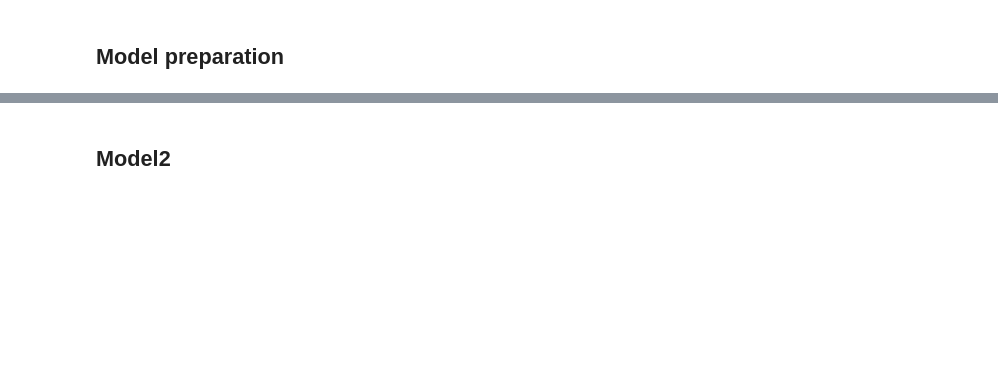
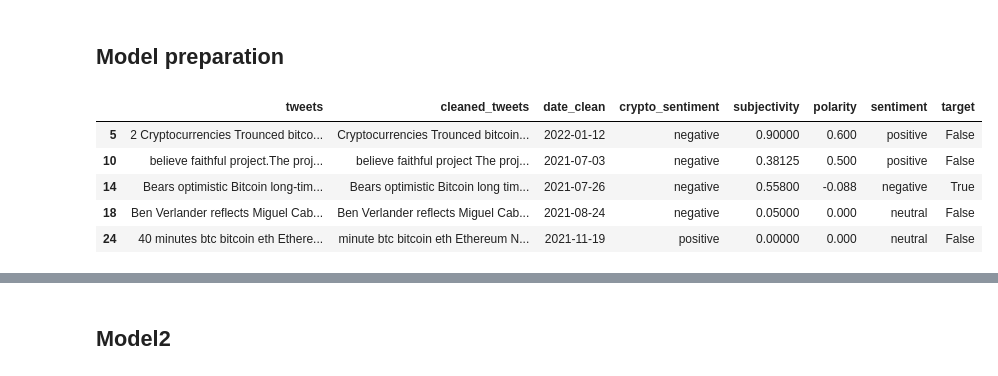
Before and after one commit to PotatoBearP/MLP_GP, a Jupyter notebook: bitcoin-price-analysis-by-tweets-6882f7.ipynb, the cells around one changed output, grey strips where cells are left out. Saved outputs shown, nothing was run; the diff lists cells and outputs as text; code cells hidden in the pictures; blank space fills up the shorter version.

```diff
--- a/bitcoin-price-analysis-by-tweets-6882f7.ipynb
+++ b/bitcoin-price-analysis-by-tweets-6882f7.ipynb
@@ -67,7 +67,7 @@ import matplotlib.pyplot as plt
 # %%
 tweets_raw_file   = './Bitcoin_tweets.csv'
 tweets_clean_file = './Bitcoin_tweets_clean.csv'
-bit_price_file2 = './bitcoin-price-history/BTC-USD.csv'
+bit_price_file2 = './BTC-USD.csv'
 # bit_price_file2 = 'data/BTC-USD.csv'
 # %%
 # limit reading for testing
@@ -188,8 +208,8 @@ def crosscorr(datax, datay, lag=0, method="pearson"):
 # xcov = [crosscorr(tweets_grouped, crypto_usd_grouped, lag=i, m ='pearson' ) for i in range(-20,20)]
 # tweets_grouped.corrwith(crypto_usd_grouped,method='pearson')
 # %%
-beggining = max(tweets_grouped.index.min().replace(tzinfo=None), crypto_usd_grouped.index.min())
+begin = max(tweets_grouped.index.min().replace(tzinfo=None), crypto_usd_grouped.index.min())
 end = min(tweets_grouped.index.max().replace(tzinfo=None), crypto_usd_grouped.index.max())
-tweets_grouped = tweets_grouped[beggining:end]
-crypto_usd_grouped = crypto_usd_grouped[beggining:end]
+tweets_grouped = tweets_grouped[begin:end]
+crypto_usd_grouped = crypto_usd_grouped[begin:end]
 # %%
@@ -411 +489,11 @@ df.head()
+# %%
+df.dropna(subset=['crypto_sentiment'], inplace=True)
+df.head()
+# %% [output]
+|  | tweets | cleaned_tweets | date_clean | crypto_sentiment | subjectivity | polarity | sentiment | target |
+| 5 | 2 Cryptocurrencies Trounced bitco... | Cryptocurrencies Trounced bitcoin... | 2022-01-12 | negative | 0.90000 | 0.600 | positive | False |
+| 10 | believe faithful project.The proj... | believe faithful project The proj... | 2021-07-03 | negative | 0.38125 | 0.500 | positive | False |
+| 14 | Bears optimistic Bitcoin long-tim... | Bears optimistic Bitcoin long tim... | 2021-07-26 | negative | 0.55800 | -0.088 | negative | True |
+| 18 | Ben Verlander reflects Miguel Cab... | Ben Verlander reflects Miguel Cab... | 2021-08-24 | negative | 0.05000 | 0.000 | neutral | False |
+| 24 | 40 minutes btc bitcoin eth Ethere... | minute btc bitcoin eth Ethereum N... | 2021-11-19 | positive | 0.00000 | 0.000 | neutral | False |
 # %%
```
Also changed, not shown: parts of 37 cells of this notebook.
